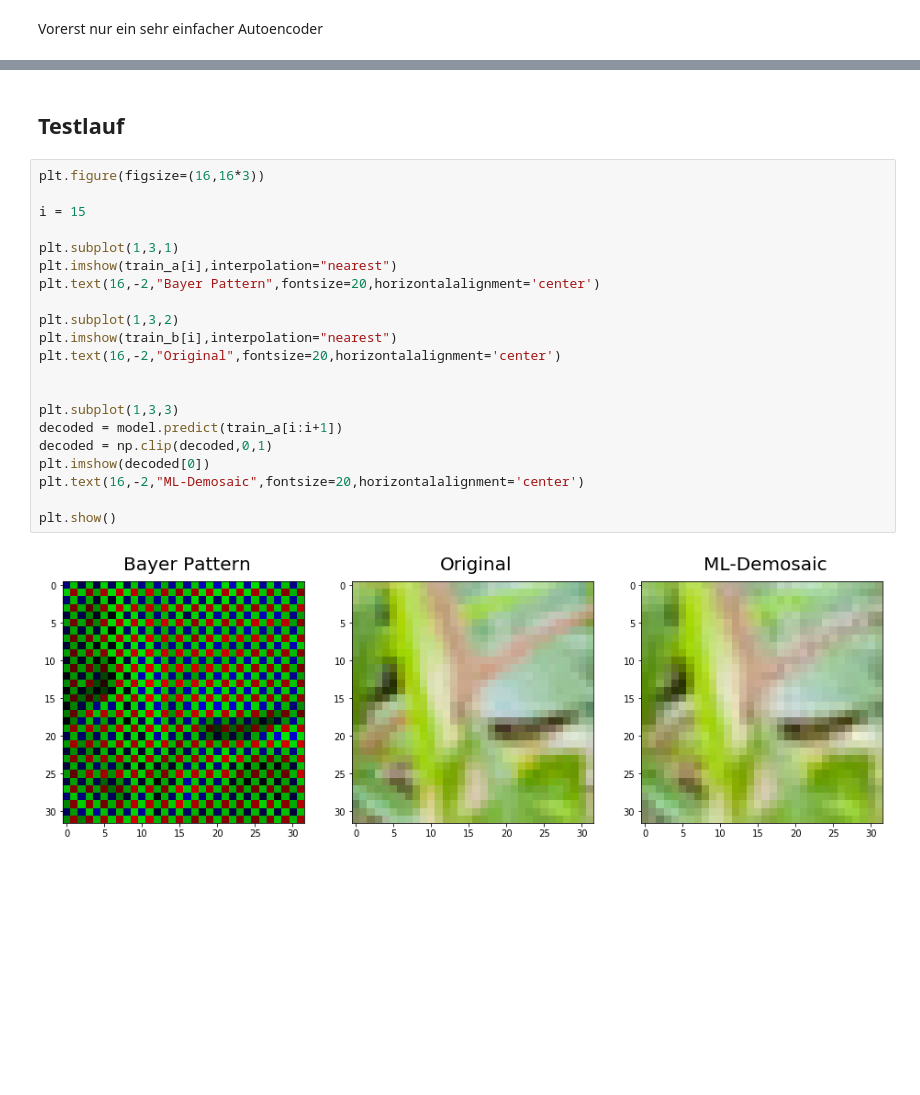
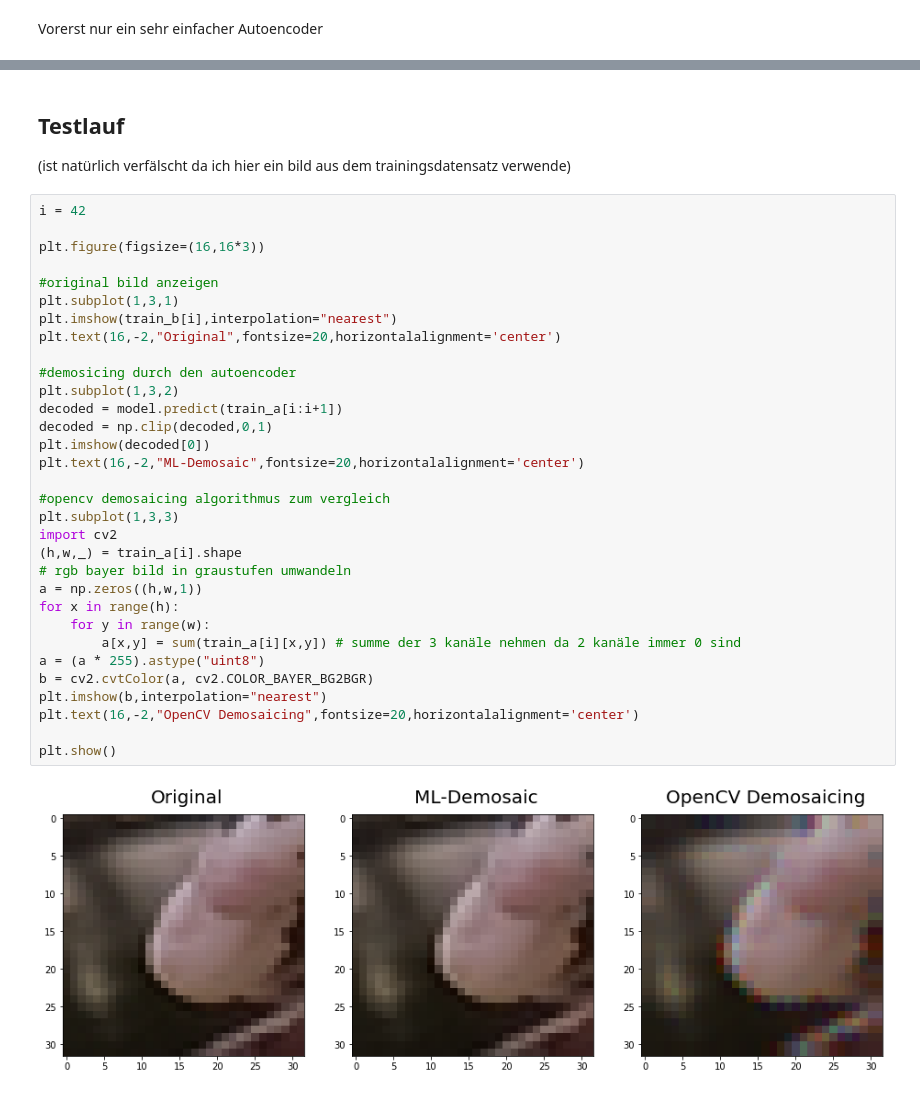
Before and after one commit to regularUsername/ml-demosaic-experiment, a Jupyter notebook: ml-demosaic.ipynb, the cells around one changed output, grey strips where cells are left out. Saved outputs shown, nothing was run; the diff lists cells and outputs as text; blank space fills up the shorter version.

Commit message:
add comparison with opencv demosaic

```diff
--- a/ml-demosaic.ipynb
+++ b/ml-demosaic.ipynb
@@ -191,25 +193,37 @@ minimum loss: 0.000987
-# %% [markdown]
-## Testlauf
+# %% [markdown]
+## Testlauf
+(ist natürlich verfälscht da ich hier ein bild aus dem trainingsdatensatz verwende)
 # %%
+i = 42
+
 plt.figure(figsize=(16,16*3))
 
-i = 15
-
+#original bild anzeigen
 plt.subplot(1,3,1)
-plt.imshow(train_a[i],interpolation="nearest")
-plt.text(16,-2,"Bayer Pattern",fontsize=20,horizontalalignment='center')
-
-plt.subplot(1,3,2)
 plt.imshow(train_b[i],interpolation="nearest")
 plt.text(16,-2,"Original",fontsize=20,horizontalalignment='center')
 
-
-plt.subplot(1,3,3)
+#demosicing durch den autoencoder
+plt.subplot(1,3,2)
 decoded = model.predict(train_a[i:i+1])
 decoded = np.clip(decoded,0,1)
 plt.imshow(decoded[0])
 plt.text(16,-2,"ML-Demosaic",fontsize=20,horizontalalignment='center')
 
+#opencv demosaicing algorithmus zum vergleich
+plt.subplot(1,3,3)
+import cv2
+(h,w,_) = train_a[i].shape
+# rgb bayer bild in graustufen umwandeln
+a = np.zeros((h,w,1))
+for x in range(h):
+    for y in range(w):
+        a[x,y] = sum(train_a[i][x,y]) # summe der 3 kanäle nehmen da 2 kanäle immer 0 sind
+a = (a * 255).astype("uint8")
+b = cv2.cvtColor(a, cv2.COLOR_BAYER_BG2BGR)
+plt.imshow(b,interpolation="nearest")
+plt.text(16,-2,"OpenCV Demosaicing",fontsize=20,horizontalalignment='center')
+
 plt.show()
 # %% [output]
-[figure, old version]
+[figure, new version]
```
Also changed, not shown: parts of 5 cells of this notebook.
